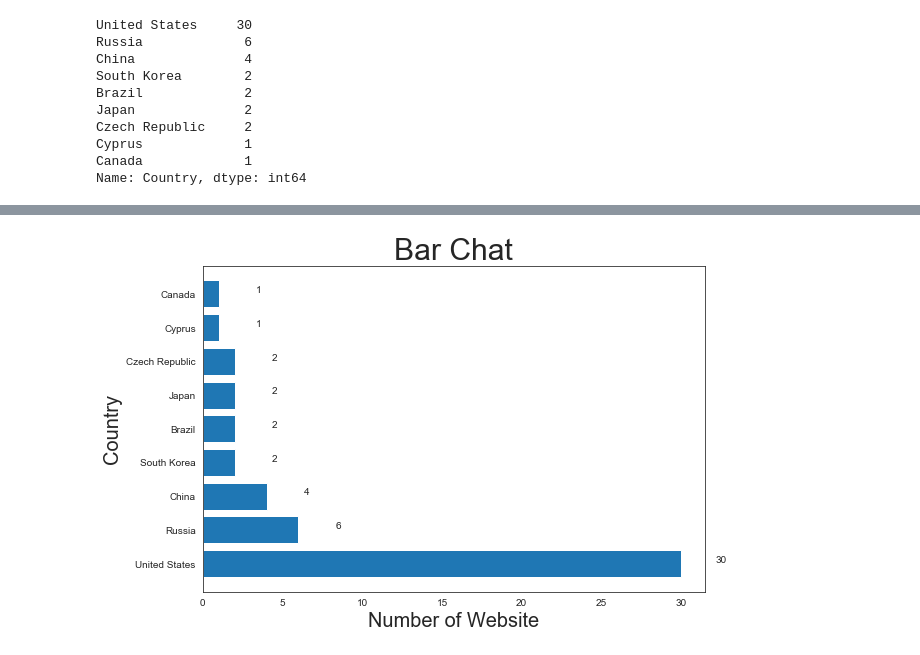
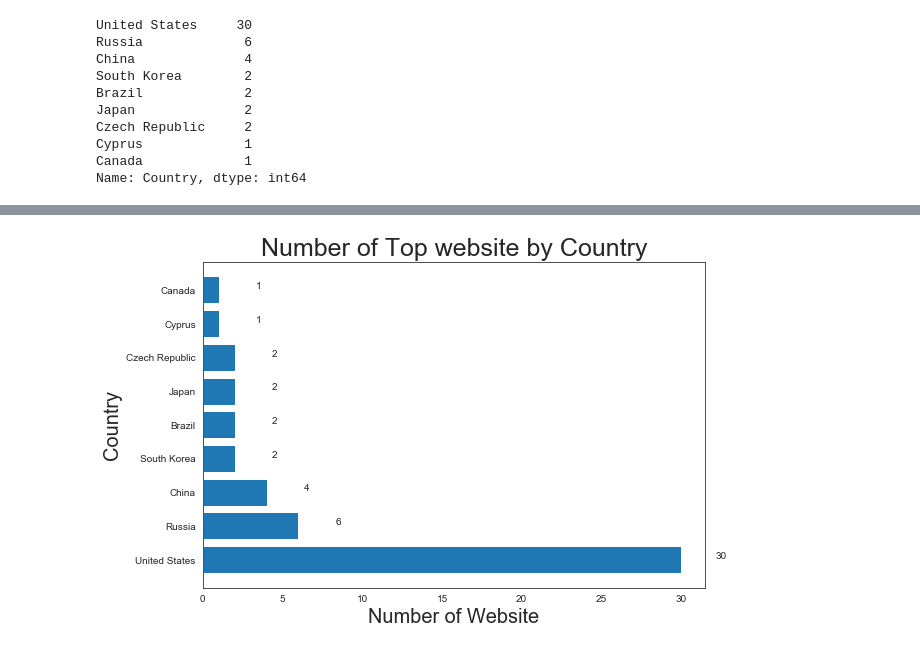
Before and after one commit to ayosamobitade/Web-Scraping-Projects, a Jupyter notebook: List Of Most Popular Websites (EDA).ipynb, the cells around one changed output, grey strips where cells are left out. Saved outputs shown, nothing was run; the diff lists cells and outputs as text; code cells hidden in the pictures.

```diff
--- a/List Of Most Popular Websites (EDA).ipynb
+++ b/List Of Most Popular Websites (EDA).ipynb
@@ -194,19 +189,19 @@ plt.show();
 # %%
 
 # creating the plot
 figure, axis = plt.subplots(figsize = (9,6))
 
 
 plot = axis.barh(top_country.index, top_country)
-plt.title('Number of ', size=30)
+plt.title('Number of Top website by Country', size=25)
 plt.xlabel('Number of Website', size = 20)
 plt.ylabel('Country', size = 20)
 
 for rectangle in plot:
     width = rectangle.get_width()
     axis.text(width + 2.5, rectangle.get_y() + 0.38, '%d' % int(width), ha = 'center', va ='bottom')
 
 plt.savefig('barhchat.png', bbox_inches='tight')
 plt.show();
 # %% [output]
-[figure, old version]
+[figure, new version]
```
Also changed, not shown: parts of 6 cells of this notebook, 1 other file.
